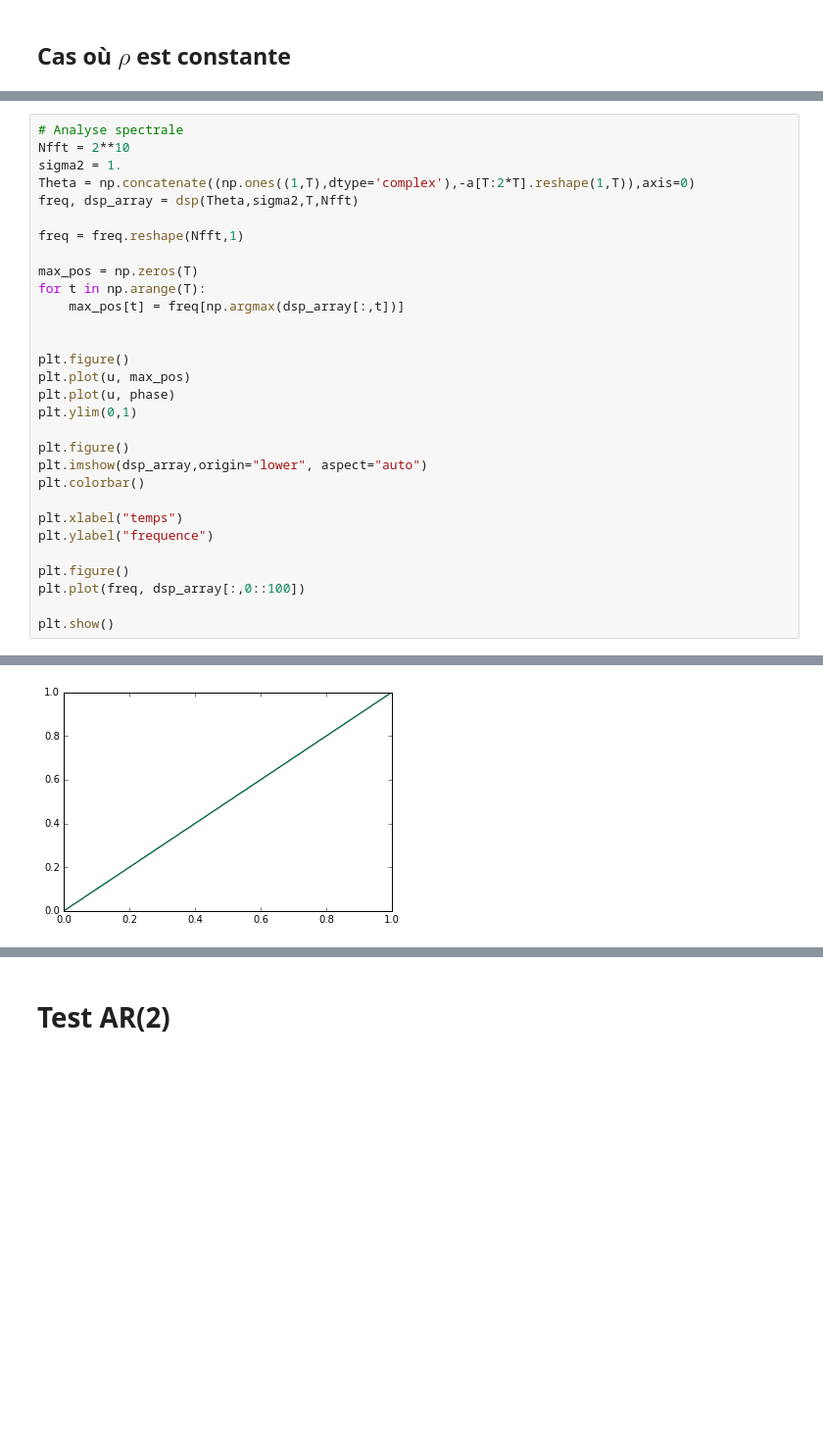
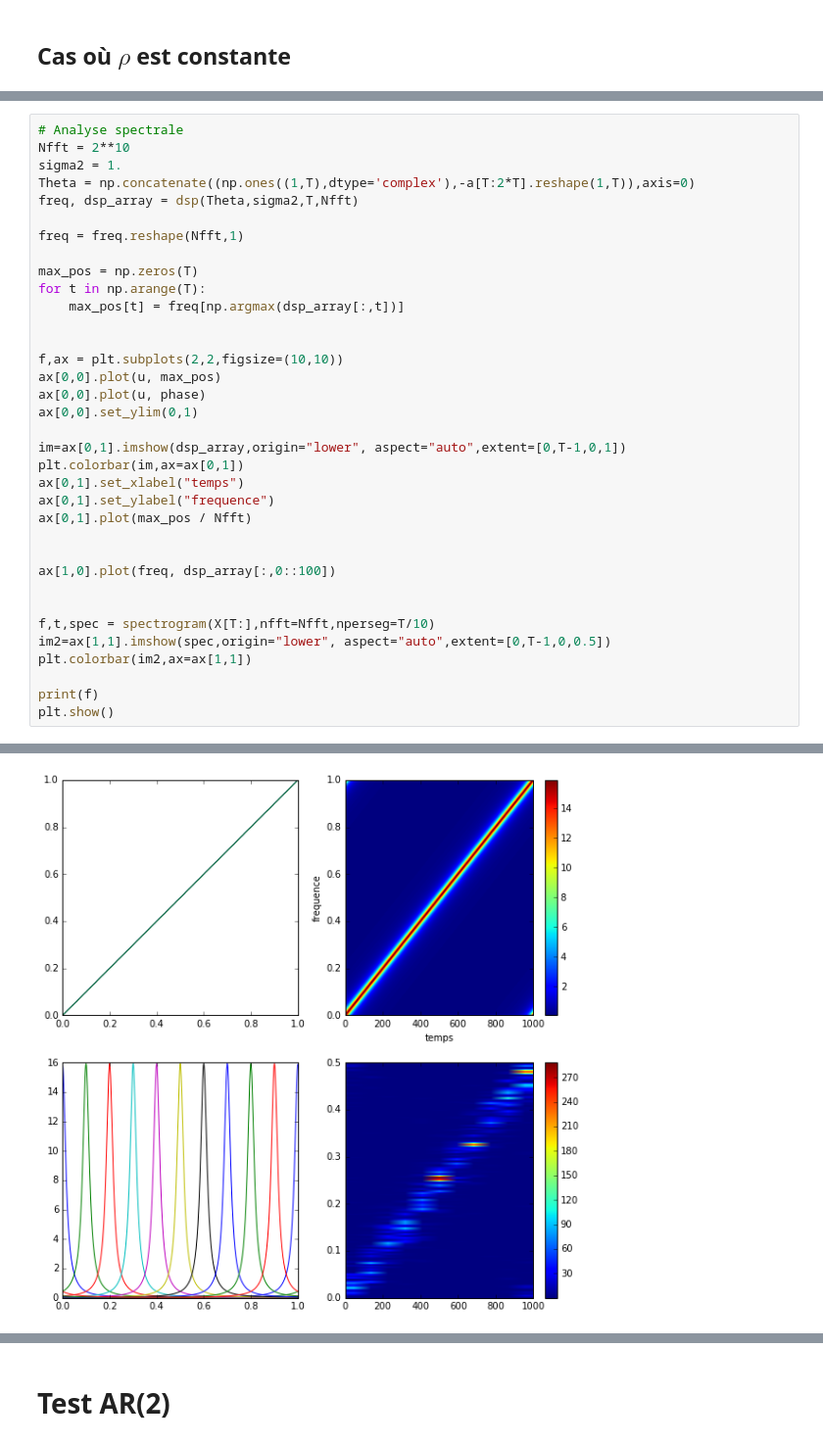
Before and after one commit to jngod2011/TVAR_Prediction, a Jupyter notebook: notebooks/TVAR_2_racines.ipynb, the cells around one changed output, grey strips where cells are left out. Shown at 98% size. Drawn from its saved outputs; the diff is of its cells as text; blank space fills up the shorter version.

```diff
--- a/notebooks/TVAR_2_racines.ipynb
+++ b/notebooks/TVAR_2_racines.ipynb
@@ -387,20 +412,25 @@ for t in np.arange(T):
     max_pos[t] = freq[np.argmax(dsp_array[:,t])]
 
 
-plt.figure()
-plt.plot(u, max_pos)
-plt.plot(u, phase)
-plt.ylim(0,1)
+f,ax = plt.subplots(2,2,figsize=(10,10))
+ax[0,0].plot(u, max_pos)
+ax[0,0].plot(u, phase)
+ax[0,0].set_ylim(0,1)
 
-plt.figure()
-plt.imshow(dsp_array,origin="lower", aspect="auto")
-plt.colorbar()
+im=ax[0,1].imshow(dsp_array,origin="lower", aspect="auto",extent=[0,T-1,0,1])
+plt.colorbar(im,ax=ax[0,1])
+ax[0,1].set_xlabel("temps")
+ax[0,1].set_ylabel("frequence")
+ax[0,1].plot(max_pos / Nfft)
 
-plt.xlabel("temps")
-plt.ylabel("frequence")
 
-plt.figure()
-plt.plot(freq, dsp_array[:,0::100])
+ax[1,0].plot(freq, dsp_array[:,0::100])
 
+
+f,t,spec = spectrogram(X[T:],nfft=Nfft,nperseg=T/10)
+im2=ax[1,1].imshow(spec,origin="lower", aspect="auto",extent=[0,T-1,0,0.5])
+plt.colorbar(im2,ax=ax[1,1])
+
+print(f)
 plt.show()
 # %% [output]
@@ -407 +439 @@ plt.show()
-[figure, old version]
+[figure, new version]
```
Also changed, not shown: parts of 16 cells of this notebook, 6 other files.
